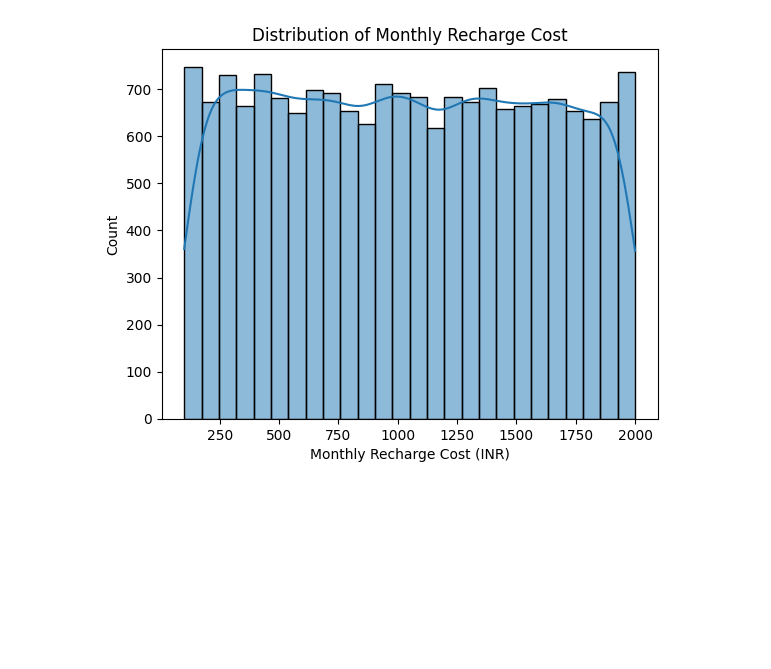
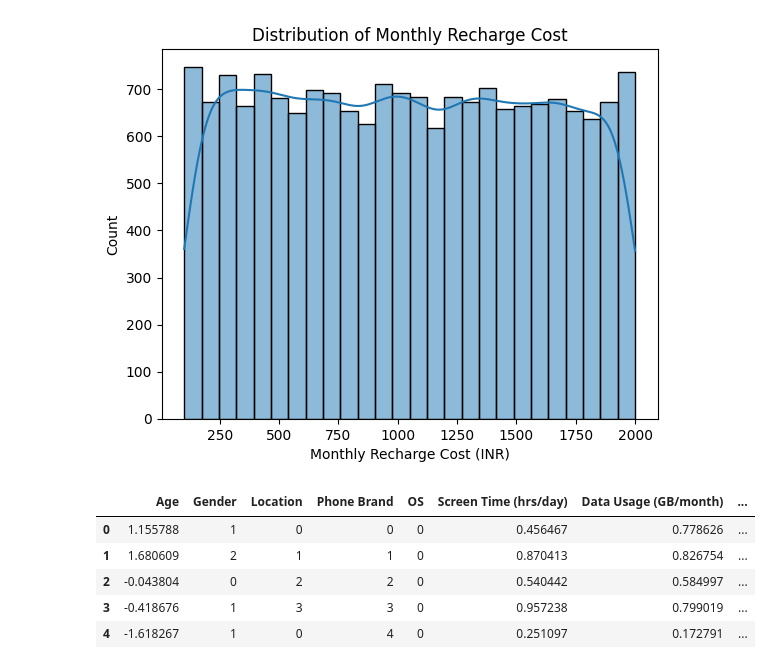
Before and after one commit to TejaswiPodilaGitUser/decoding_phone_usgae_patterns, a Jupyter notebook: notebooks/eda_phone_usage.ipynb, the cells around one changed output. Cells and saved outputs as stored; diff of their text form; code cells hidden in the pictures; blank space fills up the shorter version.

```diff
--- a/notebooks/eda_phone_usage.ipynb
+++ b/notebooks/eda_phone_usage.ipynb
@@ -117,0 +219,9 @@ plt.show()
+# %%
+df_processed.head()
+# %% [output]
+|  | Age | Gender | Location | Phone Brand | OS | Screen Time (hrs/day) | Data Usage (GB/month) | ... |
+| 0 | 1.155788 | 1 | 0 | 0 | 0 | 0.456467 | 0.778626 | ... |
+| 1 | 1.680609 | 2 | 1 | 1 | 0 | 0.870413 | 0.826754 | ... |
+| 2 | -0.043804 | 0 | 2 | 2 | 0 | 0.540442 | 0.584997 | ... |
+| 3 | -0.418676 | 1 | 3 | 3 | 0 | 0.957238 | 0.799019 | ... |
+| 4 | -1.618267 | 1 | 0 | 4 | 0 | 0.251097 | 0.172791 | ... |
```
Also changed, not shown: parts of 14 cells of this notebook, 18 other files.
